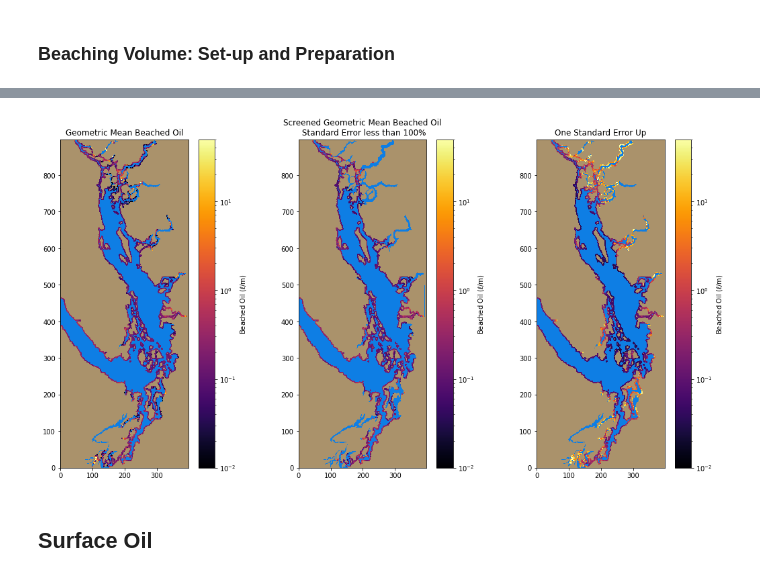
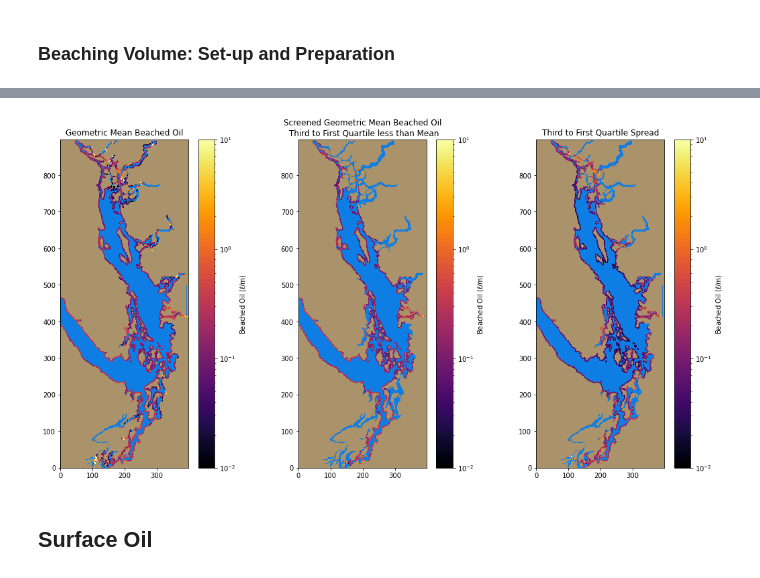
Before and after one commit to MIDOSS/Visualization, a Jupyter notebook: notebooks/Plot_Aggregates_oils_ErrorBnds.ipynb, the cells around one changed output, grey strips where cells are left out. Cells and saved outputs as stored; diff of their text form; code cells hidden in the pictures.

```diff
--- a/notebooks/Plot_Aggregates_oils_ErrorBnds.ipynb
+++ b/notebooks/Plot_Aggregates_oils_ErrorBnds.ipynb
@@ -39,6 +41,8 @@ def truncate_colormap(cmap, minval=0.0, maxval=1.0, n=-1):
 minColor = 0.1
 maxColor = 0.85
 thermal_r_t = truncate_colormap(cm.thermal_r, minColor, maxColor)
+# %%
+need = 4   # need four values at a point to calculate quartiles
 # %% [markdown]
 ## Beaching
 # %% [markdown]
@@ -132,12 +139,15 @@ bv_perol = perol
 # %%
-ma_beach_oil = np.ma.masked_array(oil.beaching_oil[0]/(oil.beachpresence + eps), oil.beachpresence == 0)
+ma_beach_oil = np.ma.masked_array(oil.beaching_oil[0]/(oil.beachpresence + eps),
+                                  oil.beachpresence == 0)
 
-den = np.minimum(np.array(oil.beachpresence) + eps, mcsize)
-beachoil_ste = np.std(oil.beaching_oil/(oil.beachpresence + eps), axis=0, ddof=1) / np.sqrt(den)
-beachedoil = np.ma.masked_array(oil.beaching_oil[0]/(oil.beachpresence + eps), (oil.beachpresence <= 1) | (
-    (beachoil_ste > absol) ))
+beachoil_25 = np.quantile(oil.beaching_oil/(oil.beachpresence + eps), 0.25, axis=0)
+beachoil_75 = np.quantile(oil.beaching_oil/(oil.beachpresence + eps), 0.75, axis=0)
+beachedoil = np.ma.masked_array(oil.beaching_oil[0]/(oil.beachpresence + eps),
+                                (oil.beachpresence < need) | (
+    (np.exp(beachoil_75)-np.exp(beachoil_25) > np.exp(ma_beach_oil) )) )
 
-ma_beachoil_ste = np.ma.masked_array(beachoil_ste, oil.beachpresence <= 0)
+ma_beachoil_ste = np.ma.masked_array(np.exp(beachoil_75)-np.exp(beachoil_25),
+                                     oil.beachpresence < need)
 # %%
 plt.hist(oil.beaching_oil[:, 315, 310]/(oil.beachpresence[315, 310] + eps))
 print (np.std(oil.beaching_oil[:, 315, 310]/(oil.beachpresence[315, 310] + eps), axis=0, ddof=1)
@@ -179,39 +190,40 @@ array(0.00197975)
 # %%
 fig, axs = plt.subplots(1, 3, figsize=(18, 9))
 
-vmin, vmax = 0.01, 50
+vmin, vmax = 0.01, 10
 
 for ax in axs:
     ax.pcolormesh(tmask[1:, 1:], cmap='terrain', vmin=-0.2, vmax=1.6)
     ax.set_ylim(imin, imax)
     ax.set_xlim(jmin, jmax)
     ax.set_aspect(aspect)
 
 C = axs[0].pcolormesh(
      np.exp(ma_beach_oil) * alength * 1000, norm=colors.LogNorm(vmin=vmin, vmax=vmax),
     zorder=2, cmap='inferno'
 )
 cb = fig.colorbar(C, ax=axs[0]);
 cb.set_label('Beached Oil ($\ell$/m)')
 axs[0].set_title('Geometric Mean Beached Oil')
 
 C = axs[1].pcolormesh(
      np.exp(beachedoil) * alength * 1000,
     zorder=2, norm=colors.LogNorm(vmin=vmin, vmax=vmax), cmap='inferno'
 )
 cb = fig.colorbar(C, ax=axs[1]);
 cb.set_label('Beached Oil ($\ell$/m)')
-axs[1].set_title(f'Screened Geometric Mean Beached Oil\n Standard Error less than {perol*100}%')
+axs[1].set_title(
+   f'Screened Geometric Mean Beached Oil\n Third to First Quartile less than Mean')
 
 C = axs[2].pcolormesh(
-     (np.exp(ma_beachoil_ste + ma_beach_oil) - np.exp(ma_beach_oil)) * alength * 10000, norm=colors.LogNorm(vmin=vmin, vmax=vmax),
+     ma_beachoil_ste * alength * 1000, norm=colors.LogNorm(vmin=vmin, vmax=vmax),
     zorder=2, cmap='inferno'
 )
 cb = fig.colorbar(C, ax=axs[2]);
 cb.set_label('Beached Oil ($\ell$/m)')
-axs[2].set_title('One Standard Error Up');
+axs[2].set_title('Third to First Quartile Spread');
 # %% [output]
-[figure, old version]
+[figure, new version]
 # %% [markdown]
 ## Surface Oil
 # %% [markdown]
```
Also changed, not shown: parts of 24 cells of this notebook.
